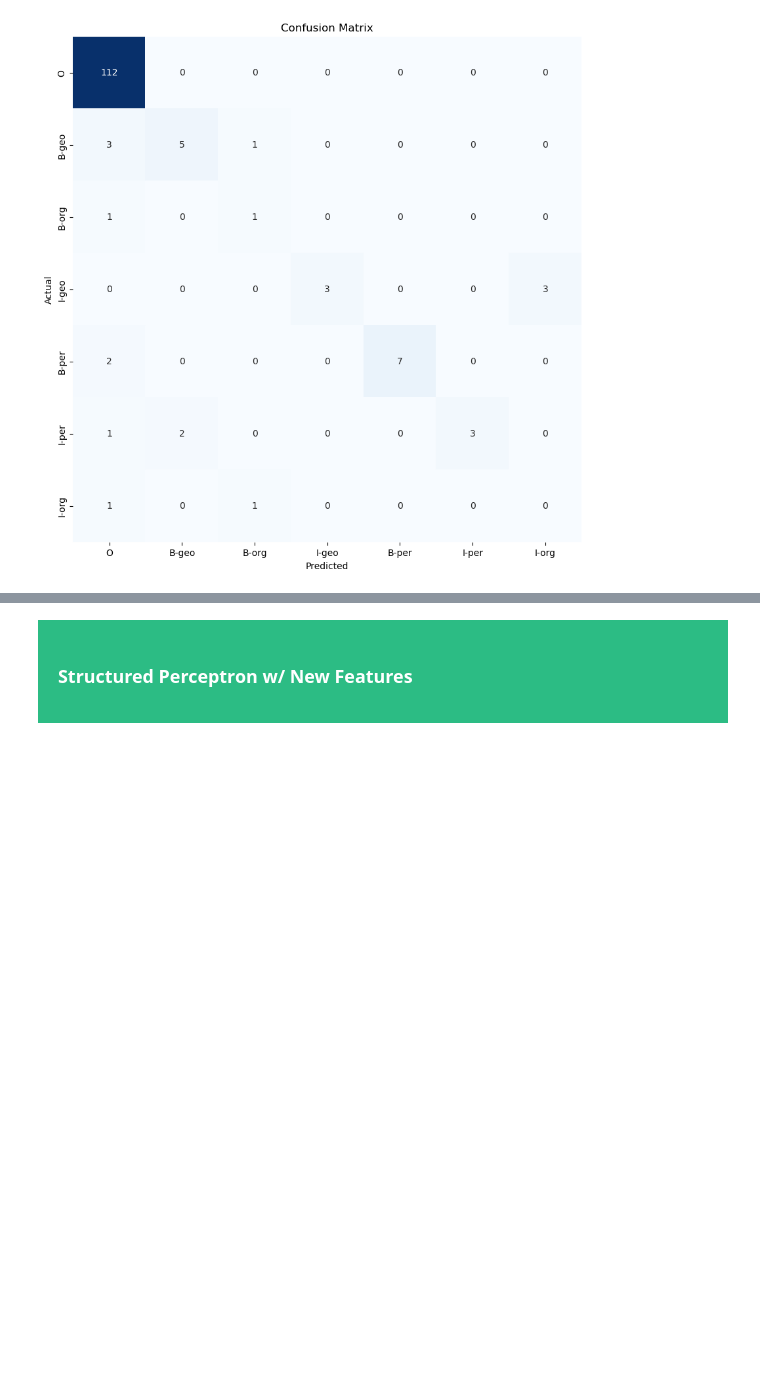
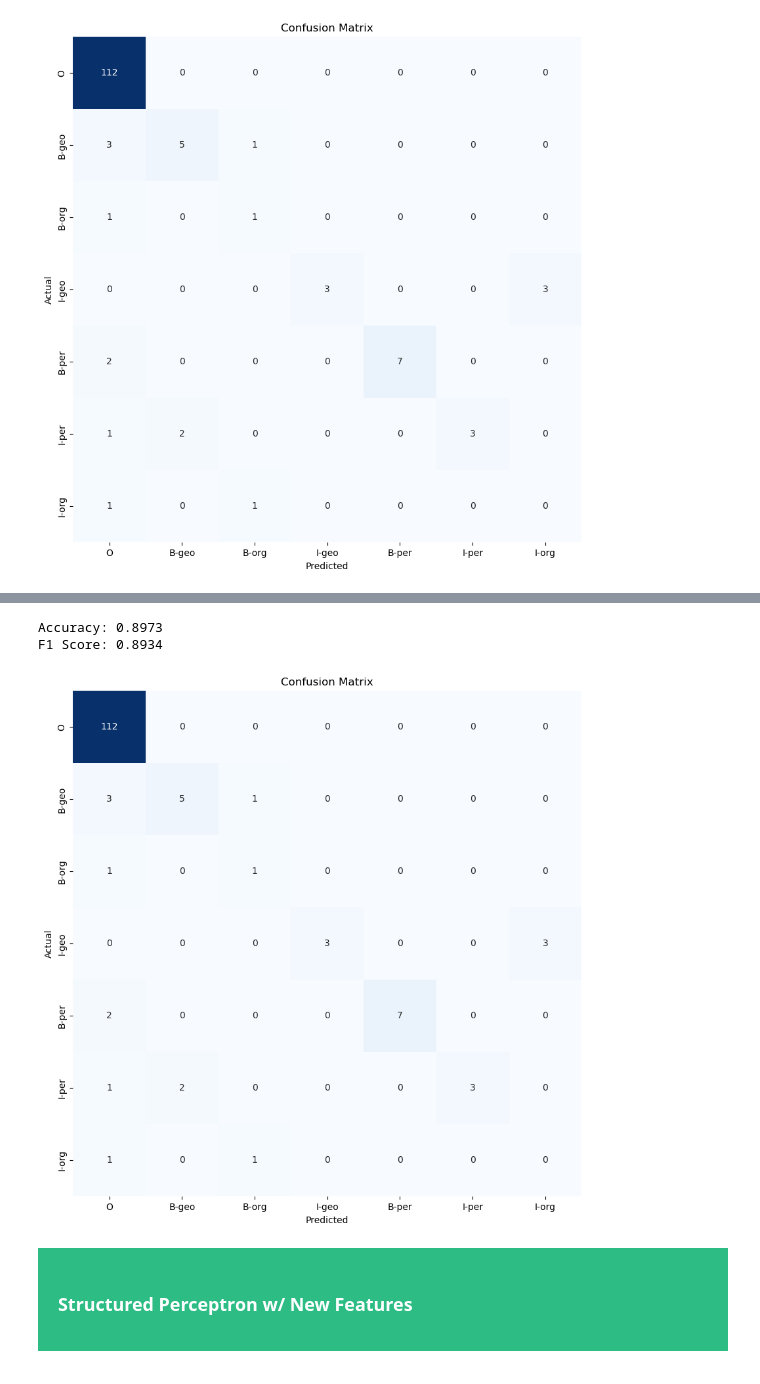
Before and after one commit to davidrosado4/named-entity-recognition, a Jupyter notebook: reproduce_results.ipynb, the cells around one changed output, grey strips where cells are left out. Cells and saved outputs as stored; diff of their text form; code cells hidden in the pictures; blank space fills up the shorter version.

```diff
--- a/reproduce_results.ipynb
+++ b/reproduce_results.ipynb
@@ -117,0 +148,2 @@ F1 Score: 0.8934
+# %%
+y_tiny_pred_c = predict_SP(sp_c, X_tiny)
@@ -118,3 +170,9 @@ F1 Score: 0.8934
+# %%
+evaluate(y_tiny_true, y_tiny_pred_c, tag_dict_rev)
+# %% [output]
+Accuracy: 0.8973
+F1 Score: 0.8934
+[figure, added]
 # %% [markdown]
 <div class="alert" style="padding: 20px;background-color: #2cbc84; color: white; margin-bottom: 15px;">
 <h3>Structured Perceptron w/ New Features</h3>
```
Also changed, not shown: parts of 28 cells of this notebook, 2 other files.
